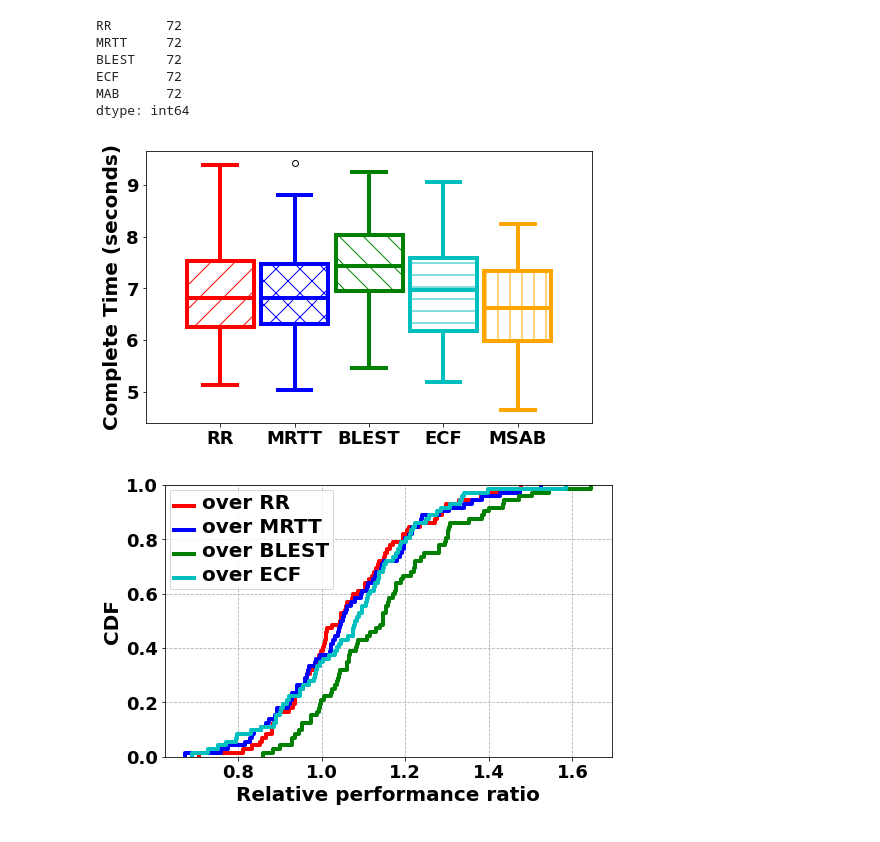
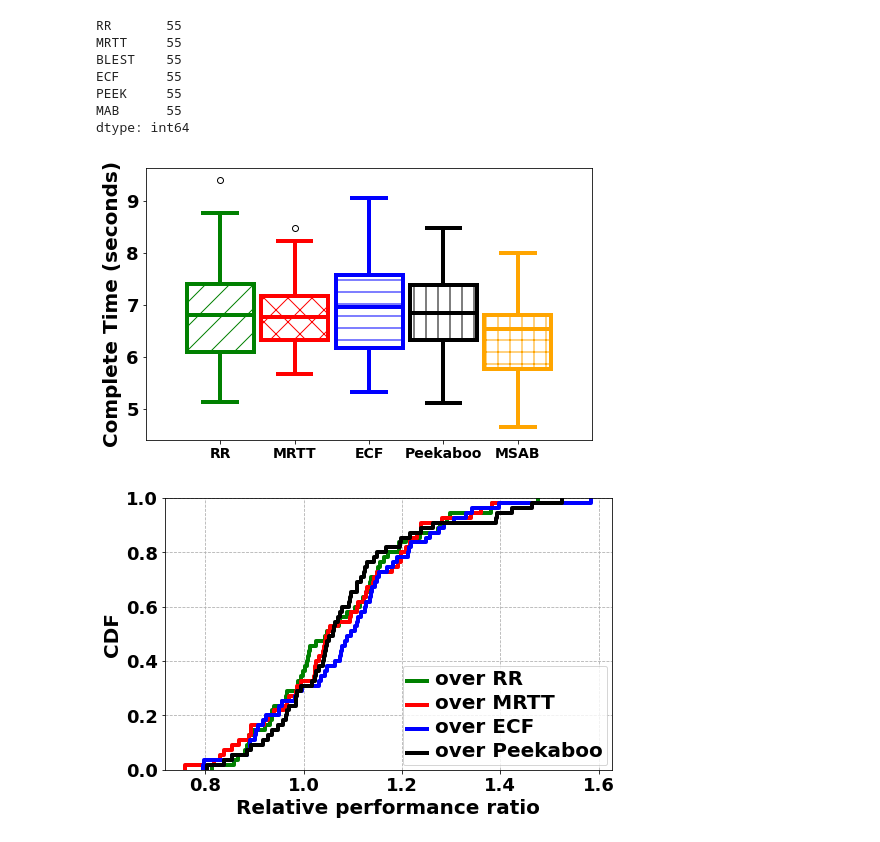
Before and after one commit to ssjShirley/mpquic-ns3, a Jupyter notebook: results-icc/draw-complete-time-medium.ipynb, the cells around one changed output. Cells and saved outputs as stored; diff of their text form; code cells hidden in the pictures.

```diff
--- a/results-icc/draw-complete-time-medium.ipynb
+++ b/results-icc/draw-complete-time-medium.ipynb
@@ -5,7 +5,7 @@ import pandas as pd
 #s1:
 # rate0 = [2,4,6,8,10]
 # rate1 = [40,42,44,46,48,50]
-schedulerTypes = [0,1,2,3,5]
+schedulerTypes = [0,1,2,3,4,5]
 # skip = [97, 188]
 
 comTime = []
@@ -16,7 +16,7 @@ for j in range(1,101):
     #     continue
     c_time = []
     for i in schedulerTypes:
-        dir = 'dynamic1-'+str(j)
+        dir = 'peedynamic1-'+str(j)
         file = open(dir+'/scheduler'+str(i)+'-queue.txt', 'r')
         last_line = file.readlines()[-1]
         # print(j)
@@ -32,6 +32,6 @@ for j in range(1,101):
     #     c_time.append(d)
     comTime.append(c_time)
 
-dataTotal = pd.DataFrame (comTime, columns = ['RR', 'MRTT', 'BLEST', 'ECF', 'MAB'])
+dataTotal = pd.DataFrame (comTime, columns = ['RR', 'MRTT', 'BLEST', 'ECF', 'PEEK', 'MAB'])
 print(dataTotal)
 # %% [output]
@@ -58,6 +58,8 @@ toDrop =dataTotal.loc[dataTotal["MRTT"] == 0.0].index.tolist()
 dataTotal = dataTotal.drop(toDrop)
 toDrop =dataTotal.loc[dataTotal["ECF"] == 0.0].index.tolist()
 dataTotal = dataTotal.drop(toDrop)
+toDrop =dataTotal.loc[dataTotal["PEEK"] == 0.0].index.tolist()
+dataTotal = dataTotal.drop(toDrop)
 toDrop =dataTotal.loc[dataTotal["MAB"] == 0.0].index.tolist()
 dataTotal = dataTotal.drop(toDrop)
 # %%
@@ -74,13 +76,15 @@ dataTotal = dataTotal.drop(toDrop)
 toDrop =dataTotal.loc[dataTotal["MAB"] > 10.0].index.tolist()
 dataTotal = dataTotal.drop(toDrop)
 # %%
-toDrop =dataTotal.loc[dataTotal["MAB"] > 8.5].index.tolist()
+toDrop =dataTotal.loc[dataTotal["MAB"] > 8].index.tolist()
 dataTotal = dataTotal.drop(toDrop)
-# toDrop = dataTotal.loc[dataTotal["MRTT"] < 6.0].index.tolist()
-# dataTotal = dataTotal.drop(toDrop)
+toDrop = dataTotal.loc[dataTotal["MRTT"] < 5.5].index.tolist()
+dataTotal = dataTotal.drop(toDrop)
 toDrop = dataTotal.loc[dataTotal["MRTT"] > 9.5].index.tolist()
 dataTotal = dataTotal.drop(toDrop)
 toDrop = dataTotal.loc[dataTotal["BLEST"] > 9.5].index.tolist()
+dataTotal = dataTotal.drop(toDrop)
+toDrop = dataTotal.loc[dataTotal["PEEK"] > 8.5].index.tolist()
 dataTotal = dataTotal.drop(toDrop)
 toDrop = dataTotal.loc[dataTotal["RR"] < 5.0].index.tolist()
 dataTotal = dataTotal.drop(toDrop)
@@ -91,11 +95,12 @@ dataTotal = dataTotal.drop(toDrop)
 
 dataTotal.count()
 # %% [output]
-RR       72
-MRTT     72
-BLEST    72
-ECF      72
-MAB      72
+RR       55
+MRTT     55
+BLEST    55
+ECF      55
+PEEK     55
+MAB      55
 dtype: int64
 # %%
 import matplotlib.pyplot as plt
@@ -103,9 +108,10 @@ import numpy as np
 
 ct0 = [dataTotal['RR']]
 ct1 = [dataTotal['MRTT']]
-ct2 = [dataTotal['BLEST']]
+# ct2 = [dataTotal['BLEST']]
 ct3 = [dataTotal['ECF']]
-ct4 = [dataTotal['MAB']]
+ct4 = [dataTotal['PEEK']]
+ct5 = [dataTotal['MAB']]
 
 # ticks = ['dynamic2']
 bar_width = 0.9
@@ -127,65 +133,70 @@ for box in ct_plot0['boxes']:
 ct_plot1 = plt.boxplot(ct1,positions=np.array(np.arange(len(ct1)))+bar_width+0.1,widths=bar_width, patch_artist=True, boxprops=boxprops, whiskerprops=whiskerprops, capprops=capprops, medianprops = medianprops)
 for box in ct_plot1['boxes']:
     box.set(hatch = 'x', fill=False)
-ct_plot2 = plt.boxplot(ct2,positions=np.array(np.arange(len(ct2)))+bar_width*2+0.1*2,widths=bar_width, patch_artist=True, boxprops=boxprops, whiskerprops=whiskerprops, capprops=capprops, medianprops = medianprops)
-for box in ct_plot2['boxes']:
-    box.set(hatch = '\\', fill=False)
-ct_plot3 = plt.boxplot(ct3,positions=np.array(np.arange(len(ct3)))+bar_width*3+0.1*3,widths=bar_width, patch_artist=True, boxprops=boxprops, whiskerprops=whiskerprops, capprops=capprops, medianprops = medianprops)
+# ct_plot2 = plt.boxplot(ct2,positions=np.array(np.arange(len(ct2)))+bar_width*2+0.1*2,widths=bar_width, patch_artist=True, boxprops=boxprops, whiskerprops=whiskerprops, capprops=capprops, medianprops = medianprops)
+# for box in ct_plot2['boxes']:
+#     box.set(hatch = '\\', fill=False)
+ct_plot3 = plt.boxplot(ct3,positions=np.array(np.arange(len(ct3)))+bar_width*2+0.1*2,widths=bar_width, patch_artist=True, boxprops=boxprops, whiskerprops=whiskerprops, capprops=capprops, medianprops = medianprops)
 for box in ct_plot3['boxes']:
     box.set(hatch = '-', fill=False)
-ct_plot4 = plt.boxplot(ct4,positions=np.array(np.arange(len(ct4)))+bar_width*4+0.1*4,widths=bar_width, patch_artist=True, boxprops=boxprops, whiskerprops=whiskerprops, capprops=capprops, medianprops = medianprops)
+ct_plot4 = plt.boxplot(ct4,positions=np.array(np.arange(len(ct4)))+bar_width*3+0.1*3,widths=bar_width, patch_artist=True, boxprops=boxprops, whiskerprops=whiskerprops, capprops=capprops, medianprops = medianprops)
 for box in ct_plot4['boxes']:
     box.set(hatch = '|', fill=False)
+ct_plot5 = plt.boxplot(ct5,positions=np.array(np.arange(len(ct5)))+bar_width*4+0.1*4,widths=bar_width, patch_artist=True, boxprops=boxprops, whiskerprops=whiskerprops, capprops=capprops, medianprops = medianprops)
+for box in ct_plot5['boxes']:
+    box.set(hatch = '+', fill=False)
 
 
 
 
 def define_box_properties(plot_name, color_code, label):
     for k, v in plot_name.items():
         plt.setp(plot_name.get(k), color=color_code)
 
     # use plot function to draw a small line to name the legend.
     plt.plot([], c=color_code, label=label)
     # plt.legend()
 
 
 # setting colors for each groups
-define_box_properties(ct_plot0, 'red', 'RR')
-define_box_properties(ct_plot1, 'blue', 'MRTT')
-define_box_properties(ct_plot2, 'green', 'BLEST')
-define_box_properties(ct_plot3, 'c', 'ECF')
-define_box_properties(ct_plot4, 'orange', 'MAB')
+define_box_properties(ct_plot0, 'green', 'RR')
+define_box_properties(ct_plot1, 'red', 'MRTT')
+# define_box_properties(ct_plot2, 'green', 'BLEST')
+define_box_properties(ct_plot3, 'blue', 'ECF')
+define_box_properties(ct_plot4, 'black', 'PEEK')
+define_box_properties(ct_plot5, 'orange', 'MAB')
 
 # set the x label values
-ticks = ['RR', 'MRTT', 'BLEST', 'ECF', 'MSAB']
+ticks = ['RR', 'MRTT', 'ECF', 'Peekaboo', 'MSAB']
 plt.xticks([0,1,2,3,4], ticks)
 # plt.tick_params(labelbottom = False, bottom = False)
-plt.xticks(fontsize=18, fontweight='bold')  # 默认字体大小为10
+plt.xticks(fontsize=14, fontweight='bold')  # 默认字体大小为10
 plt.yticks(fontsize=18, fontweight='bold')
 plt.ylabel("Complete Time (seconds)", fontsize=20, fontweight='bold')
 # plt.xlabel("Scheduler", fontsize=20, fontweight='bold')
 # set the limit for x axis
 plt.xlim(-1, len(ticks))
 
 # set the limit for y axis
 # plt.ylim(0, 50)
 
 # set the title
 
 plt.savefig('./comTime_medium.pdf', format='pdf')
 plt.show()
 # %% [output]
-[figure, old version]
+[figure, new version]
 # %%
 
 import seaborn as sns
 
 plt.figure(figsize=(8,5))
 # plt.title('High Dynamicity')
-sns.ecdfplot(data = dataTotal['RR']/dataTotal['MAB'], label = "over RR", color='red', linewidth=4, linestyle="-")
-sns.ecdfplot(data = dataTotal['MRTT']/dataTotal['MAB'], label = "over MRTT", color='blue', linewidth=4, linestyle="-")
-sns.ecdfplot(data = dataTotal['BLEST']/dataTotal['MAB'], label = "over BLEST", color='green', linewidth=4, linestyle="-")
-sns.ecdfplot(data = dataTotal['ECF']/dataTotal['MAB'], label = "over ECF", color='c', linewidth=4, linestyle="-")
+sns.ecdfplot(data = dataTotal['RR']/dataTotal['MAB'], label = "over RR", color='green', linewidth=4, linestyle="-")
+sns.ecdfplot(data = dataTotal['MRTT']/dataTotal['MAB'], label = "over MRTT", color='red', linewidth=4, linestyle="-")
+# sns.ecdfplot(data = dataTotal['BLEST']/dataTotal['MAB'], label = "over BLEST", color='green', linewidth=4, linestyle="-")
+sns.ecdfplot(data = dataTotal['ECF']/dataTotal['MAB'], label = "over ECF", color='blue', linewidth=4, linestyle="-")
+sns.ecdfplot(data = dataTotal['PEEK']/dataTotal['MAB'], label = "over Peekaboo", color='black', linewidth=4, linestyle="-")
 
 # sns.kdeplot(data = dataTotal['RR']/dataTotal['MAB'], cumulative = True, label = "over RR")
 # sns.kdeplot(data = dataTotal['MRTT']/dataTotal['MAB'], cumulative = True, label = "over MinRTT")
@@ -205,4 +216,4 @@ plt.ylabel("CDF", fontsize=20, fontweight='bold')
 plt.savefig('./cdf_medium.pdf', format='pdf')
 plt.show()
 # %% [output]
-[figure, old version]
+[figure, new version]
```
Also changed, not shown: parts of 1 cell of this notebook, 10 other files.
